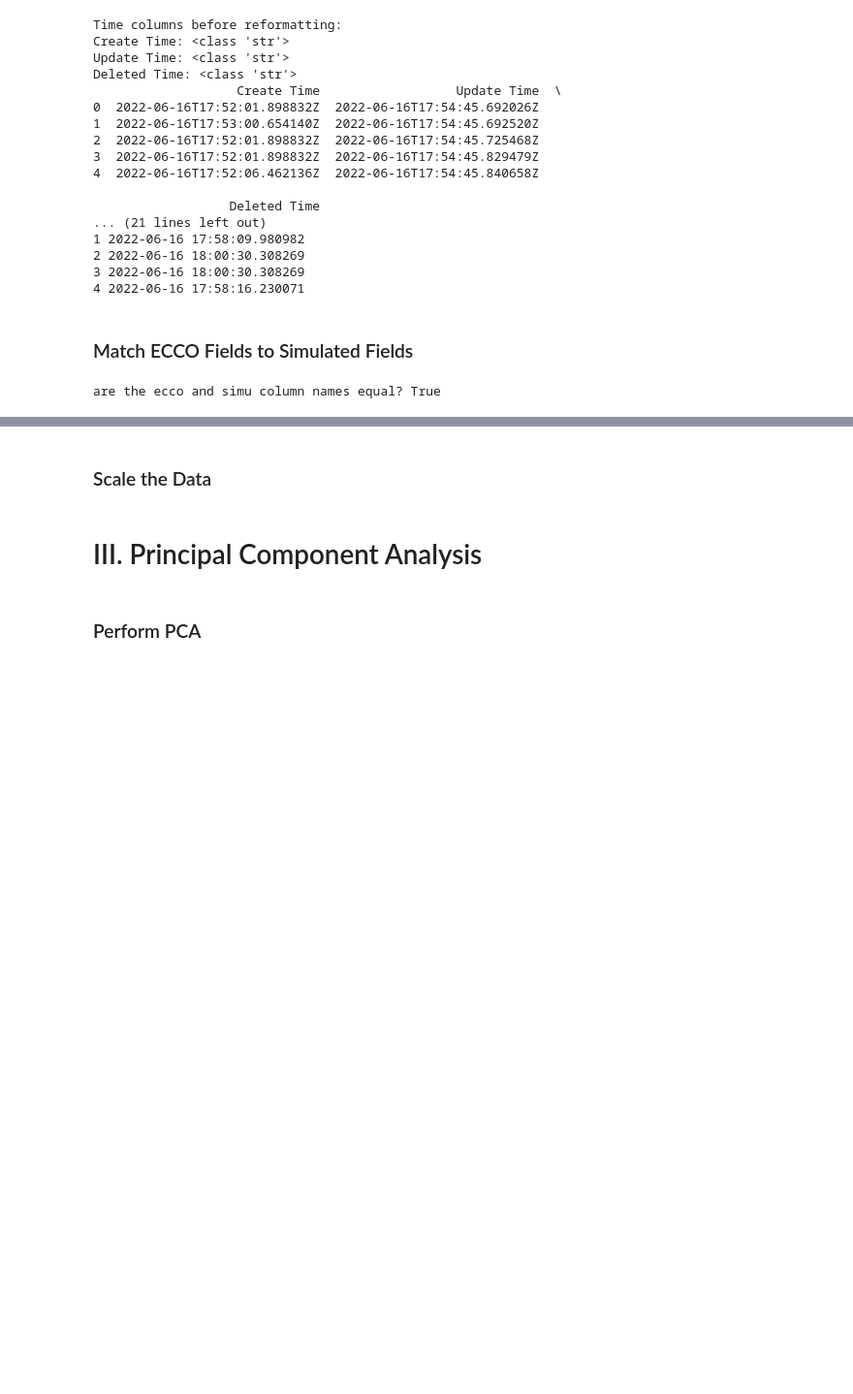
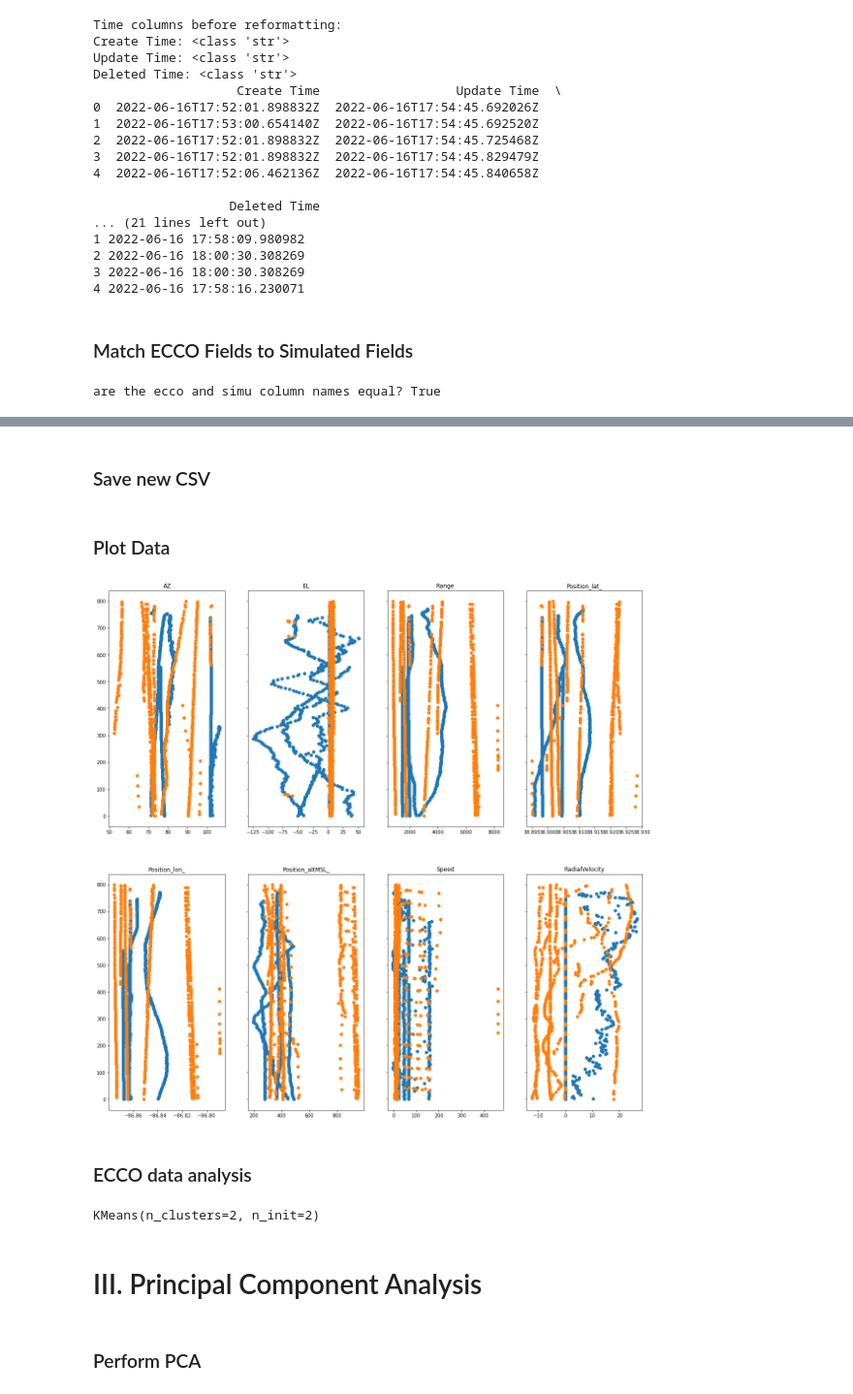
Before and after one commit to tuckerdickson/RADAR-Declutter, a Jupyter notebook: augmentation.ipynb, the cells around one changed output, grey strips where cells are left out. Shown at 97% size. Cells and saved outputs as stored; diff of their text form; code cells hidden in the pictures; blank space fills up the shorter version.

```diff
--- a/augmentation.ipynb
+++ b/augmentation.ipynb
@@ -234,0 +238,2 @@ X = X.drop(columns='UpdateTime')
+# %%
+eccoTracks = list(df_ecco.groupby('UUID'))
@@ -234,0 +242,17 @@ X = X.drop(columns='UpdateTime')
+# %%
+general_scaling = 32
+
+for track in simulatedTracks:
+    #Speed noise
+    track['Speed'] += np.random.normal(scale=track['Speed'].std()/general_scaling, size=(len(track)))
+    track['RadialVelocity'] += np.random.normal(scale=track['RadialVelocity'].std()/general_scaling, size=(len(track)))
+
+    #Angle Noise
+    track['AZ'] += np.random.normal(scale=track['AZ'].std()/general_scaling, size=(len(track)))
+    track['EL'] += np.random.normal(scale=track['EL'].std()/general_scaling, size=(len(track)))
+
+    #Position Noise
+    track['Position_lat_'] += np.random.normal(scale=track['Position_lat_'].std()/general_scaling, size=(len(track)))
+    track['Position_lon_'] += np.random.normal(scale=track['Position_lon_'].std()/general_scaling, size=(len(track)))
+    track['Position_altMSL_'] += np.random.normal(scale=track['Position_altMSL_'].std()/general_scaling, size=(len(track)))
+    track['Range'] += np.random.normal(scale=track['Range'].std()/general_scaling, size=(len(track)))
@@ -234,0 +261,6 @@ X = X.drop(columns='UpdateTime')
+# %%
+cols_to_fit = ['AZ', 'EL', 'Range', 'Position_lat_', 'Position_lon_', 'Position_altMSL_', 'Speed', 'RadialVelocity']
+
+for i, track in enumerate(simulatedTracks):
+    for feature in cols_to_fit:
+        track[feature] = fitDistribution(eccoTracks[i][1][feature][:len(track[feature])], track[feature])
@@ -234,0 +273,2 @@ X = X.drop(columns='UpdateTime')
+# %% [markdown]
+### Save new CSV
@@ -235,2 +277,2 @@ X = X.drop(columns='UpdateTime')
 # %% [markdown]
-### Scale the Data
+### Plot Data
@@ -247,2 +279,28 @@ scaled_X = pd.DataFrame(scaler.transform(X[X_cols]))
+# %%
+graph = ['AZ', 'EL', 'Range', 'Position_lat_', 'Position_lon_',
+       'Position_altMSL_', 'Speed', 'RadialVelocity']
+
+df_ecco_short = df_ecco[:800]
+
+fig, axes = plt.subplots(ncols=4, nrows=2, figsize=(20,20), sharey=True)
+
+for i, ax in enumerate(axes.flatten()):
+    plot = ax.scatter(df_simu[graph[i]], np.arange(len(df_simu['RadialVelocity'])))
+    plot = ax.scatter(df_ecco_short[graph[i]], np.arange(len(df_ecco_short['RadialVelocity'])))
+    ax.set_title(graph[i])
+# %% [output]
+[figure, added]
+# %% [markdown]
+### ECCO data analysis
+# %%
+M = df_ecco.drop(columns=['UpdateTime', 'UUID'])
+M = M[:100]
+M = M.values
+
+reduced_data = PCA(n_components=2).fit_transform(M)
+kmeans = KMeans(init="k-means++", n_clusters=2, n_init=2)
+kmeans.fit(reduced_data)
+# %% [output]
+KMeans(n_clusters=2, n_init=2)
 # %% [markdown]
 # III. Principal Component Analysis
```
Also changed, not shown: parts of 19 cells of this notebook, 1 other file.
